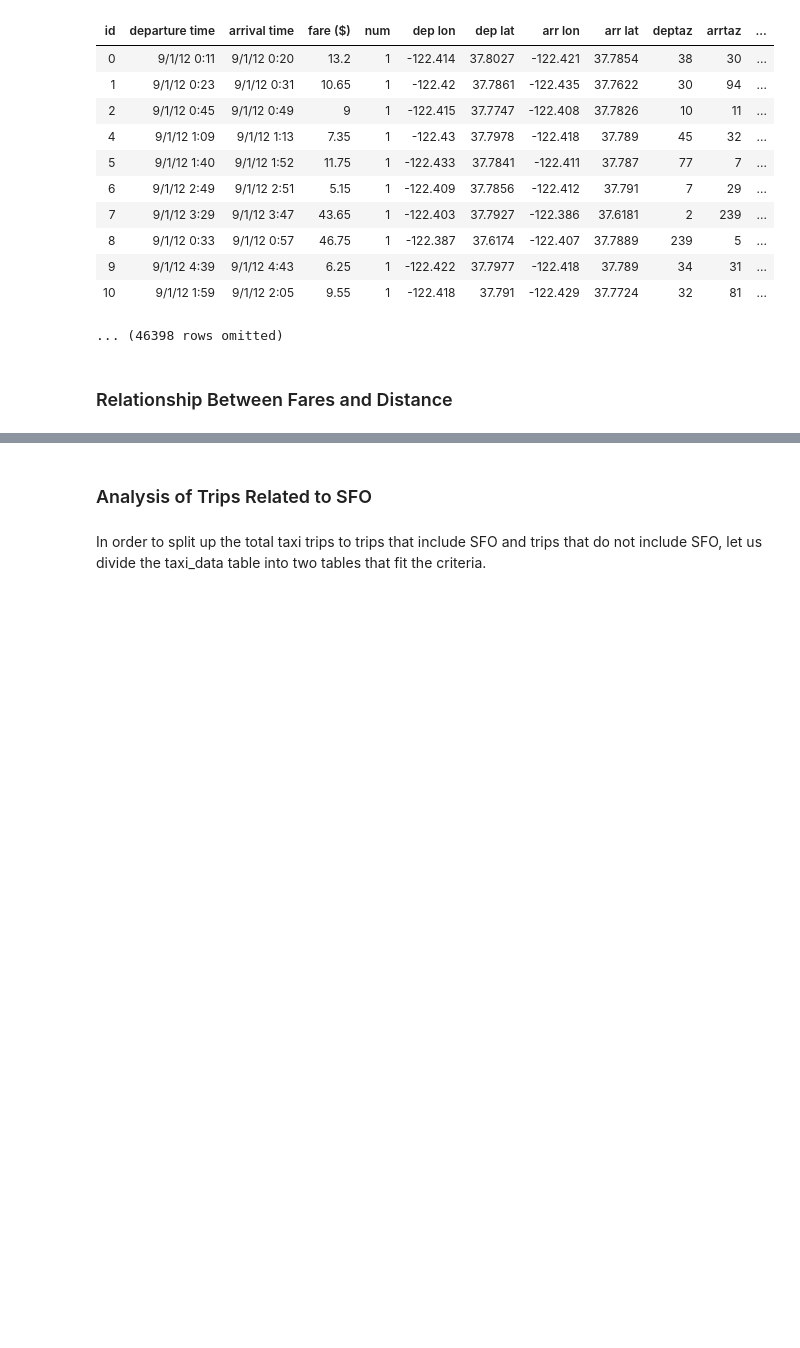
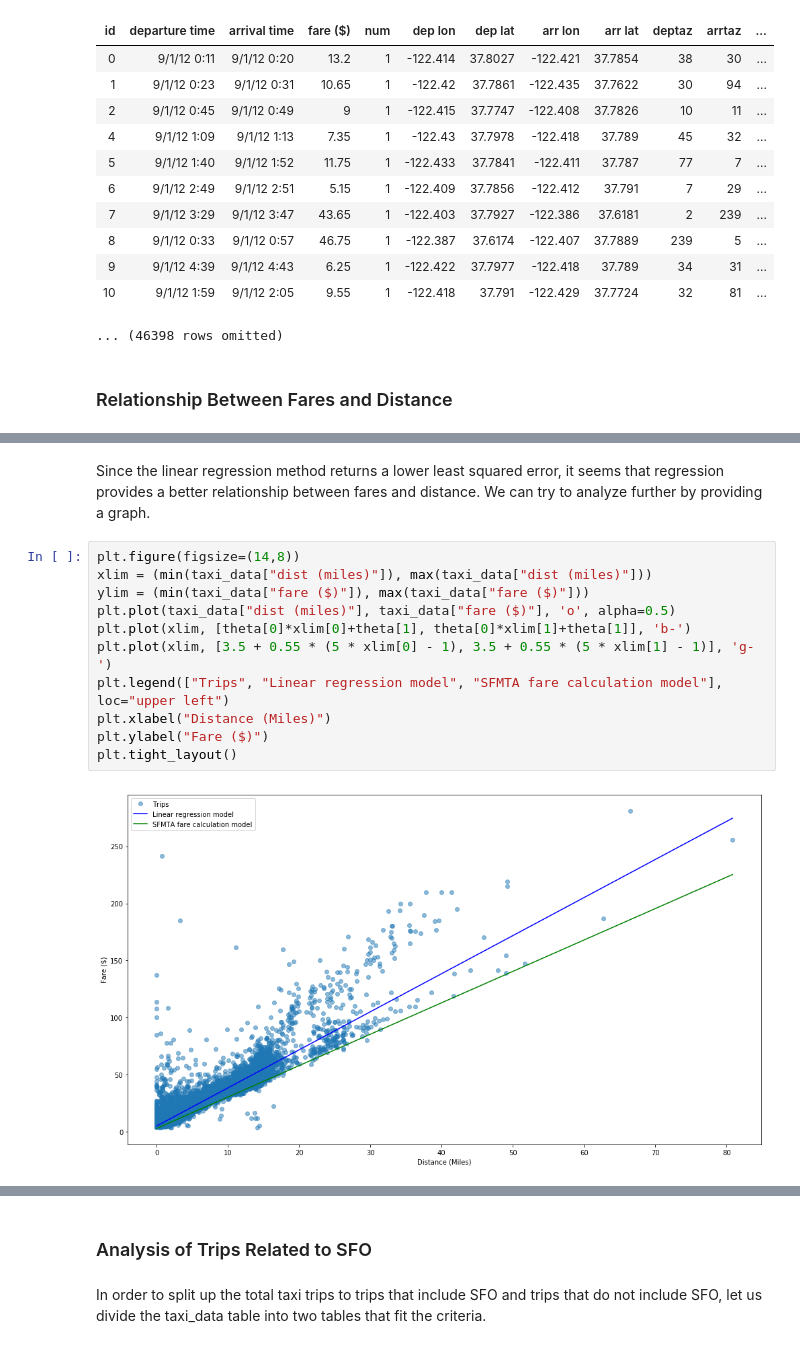
Before and after one commit to lawrencechen14/ce88-project, a Jupyter notebook: Exploration+of+Taxi+Trip+Fares+in+the+San+Francisco+Bay+Area.ipynb, the cells around one changed output, grey strips where cells are left out. Drawn from its saved outputs; the diff is of its cells as text; blank space fills up the shorter version.

```diff
--- a/Exploration+of+Taxi+Trip+Fares+in+the+San+Francisco+Bay+Area.ipynb
+++ b/Exploration+of+Taxi+Trip+Fares+in+the+San+Francisco+Bay+Area.ipynb
@@ -46,0 +66,15 @@ theta = np.linalg.solve(X.T.dot(X), X.T.dot(y))
+# %% [markdown]
+Since the linear regression method returns a lower least squared error, it seems that regression provides a better relationship between fares and distance. We can try to analyze further by providing a graph.
+# %%
+plt.figure(figsize=(14,8))
+xlim = (min(taxi_data["dist (miles)"]), max(taxi_data["dist (miles)"]))
+ylim = (min(taxi_data["fare ($)"]), max(taxi_data["fare ($)"]))
+plt.plot(taxi_data["dist (miles)"], taxi_data["fare ($)"], 'o', alpha=0.5)
+plt.plot(xlim, [theta[0]*xlim[0]+theta[1], theta[0]*xlim[1]+theta[1]], 'b-')
+plt.plot(xlim, [3.5 + 0.55 * (5 * xlim[0] - 1), 3.5 + 0.55 * (5 * xlim[1] - 1)], 'g-')
+plt.legend(["Trips", "Linear regression model", "SFMTA fare calculation model"], loc="upper left")
+plt.xlabel("Distance (Miles)")
+plt.ylabel("Fare ($)")
+plt.tight_layout()
+# %% [output]
+[figure, added]
```
Also changed, not shown: parts of 18 cells of this notebook.
